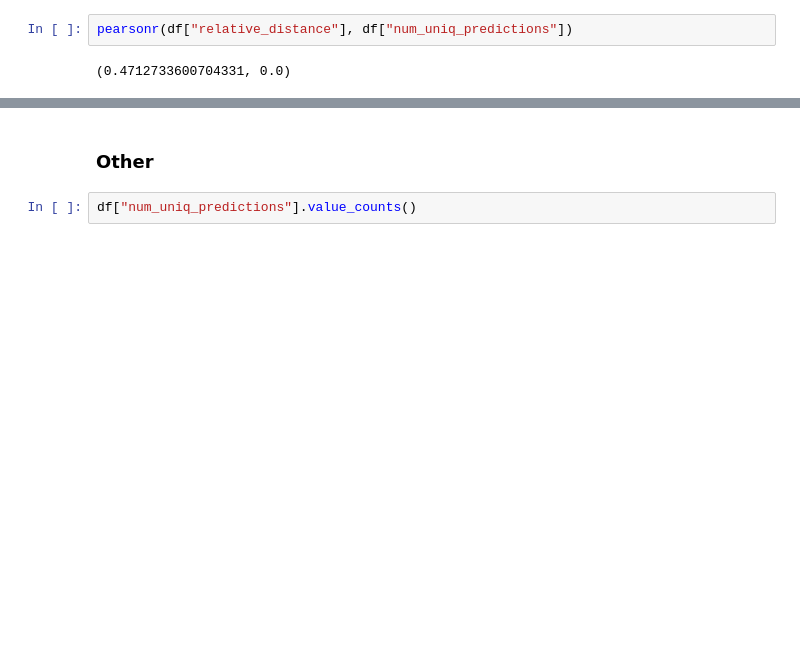
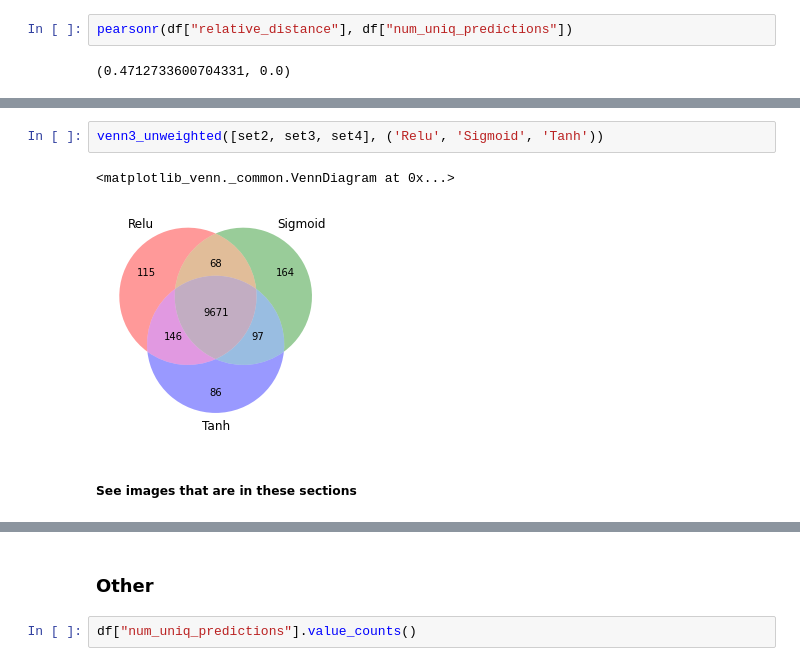
Before and after one commit to danieldelijani/Adversarial_Attacks, a Jupyter notebook: Mnist/comparing_models.ipynb, the cells around one changed output, grey strips where cells are left out. Drawn from its saved outputs; the diff is of its cells as text; blank space fills up the shorter version.

```diff
--- a/Mnist/comparing_models.ipynb
+++ b/Mnist/comparing_models.ipynb
@@ -607,0 +636,7 @@ pearsonr(df["relative_distance"], df["num_uniq_predictions"])
+# %%
+venn3_unweighted([set2, set3, set4], ('Relu', 'Sigmoid', 'Tanh'))
+# %% [output]
+<matplotlib_venn._common.VennDiagram at 0x...>
+[figure, added]
+# %% [markdown]
+##### See images that are in these sections
```
Also changed, not shown: parts of 23 cells of this notebook, 48 other files.
